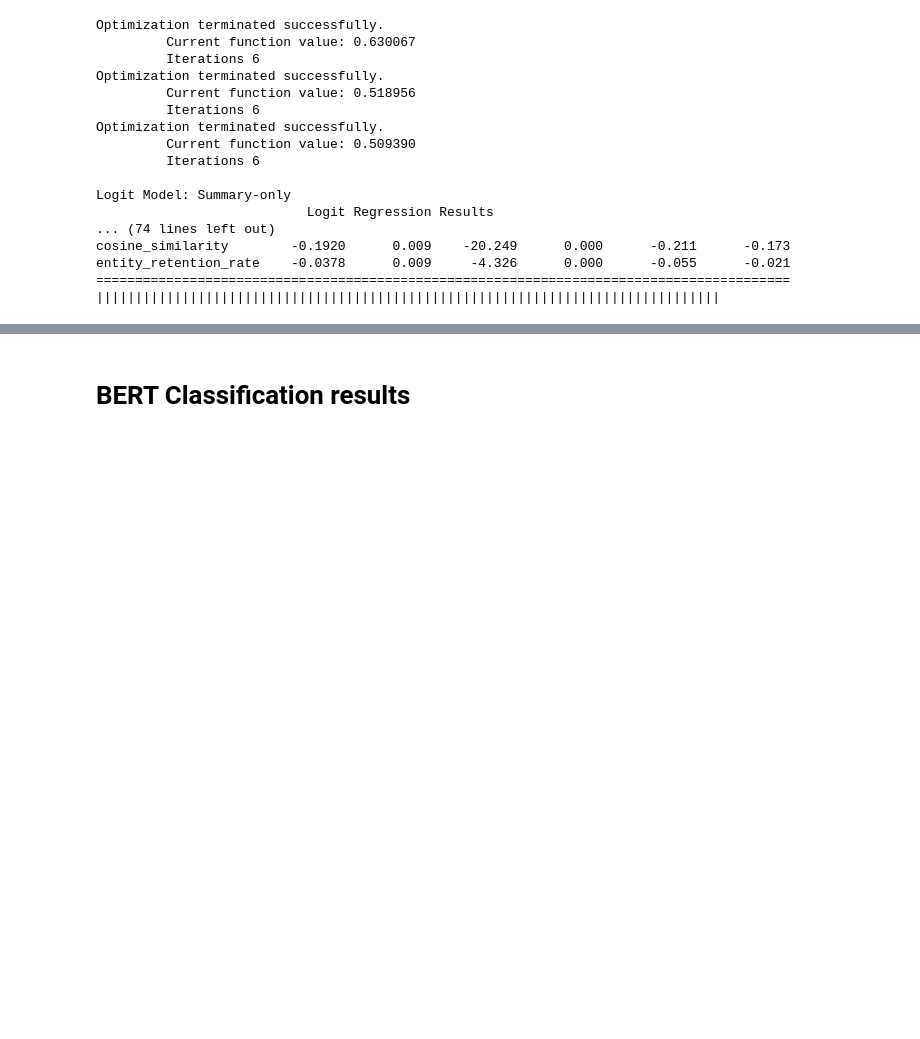
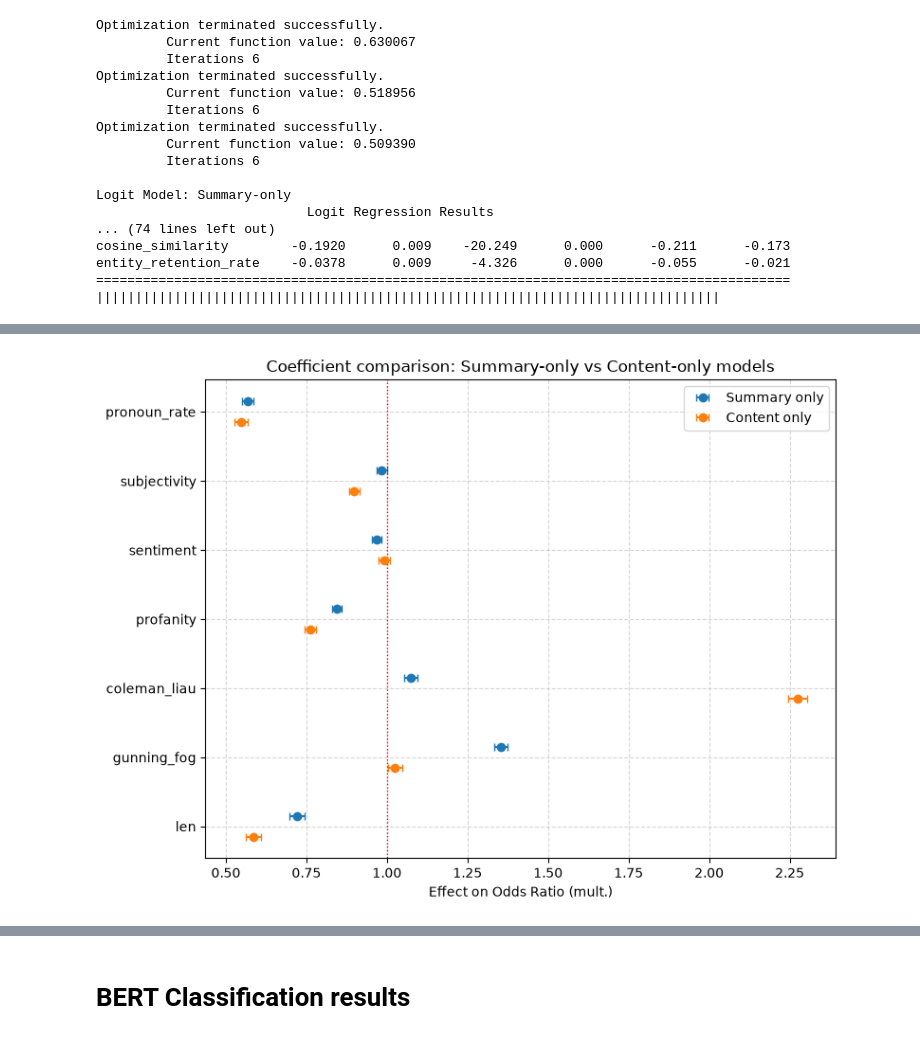
Before and after one commit to LudwigAKunz/docana-project-report, a Jupyter notebook: code/analysis.ipynb, the cells around one changed output, grey strips where cells are left out. Saved outputs shown, nothing was run; the diff lists cells and outputs as text; code cells hidden in the pictures; blank space fills up the shorter version.

Commit message:
analysis: Confusion Matrices für BERT, Angepasster Coef. Plot

```diff
--- a/code/analysis.ipynb
+++ b/code/analysis.ipynb
@@ -421,36 +424,38 @@ coef_plot_df = pd.concat([summary_coefs, content_coefs], ignore_index=True)
 
 
 feature_order = summary_coefs["feature"].tolist()
 coef_plot_df["feature"] = pd.Categorical(
     coef_plot_df["feature"], categories=feature_order, ordered=True
 )
 coef_plot_df = coef_plot_df.sort_values("feature")
 
 
 fig, ax = plt.subplots(figsize=(8, 6))
 
 offset = 0.15
 colors = {"Summary only": "#1f77b4", "Content only": "#ff7f0e"}
 
 for model_name, shift in [("Summary only", offset), ("Content only", -offset)]:
     sub = coef_plot_df[coef_plot_df["model"] == model_name]
     y_positions = np.arange(len(sub)) + shift
     errors = [sub["coef"] - sub["ci_low"], sub["ci_high"] - sub["coef"]]
     ax.errorbar(
-        sub["coef"], y_positions, xerr=errors,
+        sub["odds_ratio"], y_positions, xerr=errors,
         fmt="o", label=model_name, color=colors[model_name], capsize=3,
     )
 
-ax.axvline(x=0, color="red", linestyle=":", linewidth=1)
+ax.axvline(x=1, color="red", linestyle=":", linewidth=1)
 ax.set_yticks(np.arange(len(feature_order)))
 ax.set_yticklabels(feature_order)
-ax.set_xlabel("Standardized coefficient (log-odds)")
+ax.set_xlabel("Effect on Odds Ratio (mult.)")
 ax.set_title("Coefficient comparison: Summary-only vs Content-only models")
 ax.legend()
 plt.grid(axis = "both", linestyle = "--", alpha = 0.5)
 plt.tight_layout()
 plt.savefig("../figures/coef_comparison_summary_content.png", dpi=150, bbox_inches = 'tight')
 plt.show()
+# %% [output]
+[figure, added]
 # %%
 # Odds-ratio tables (exp of standardized log-odds coefficients + 95% CIs) for all
 # three models, for direct interpretability alongside the coefficient plot above.
```
Also changed, not shown: parts of 3 cells of this notebook, 1 other file.
